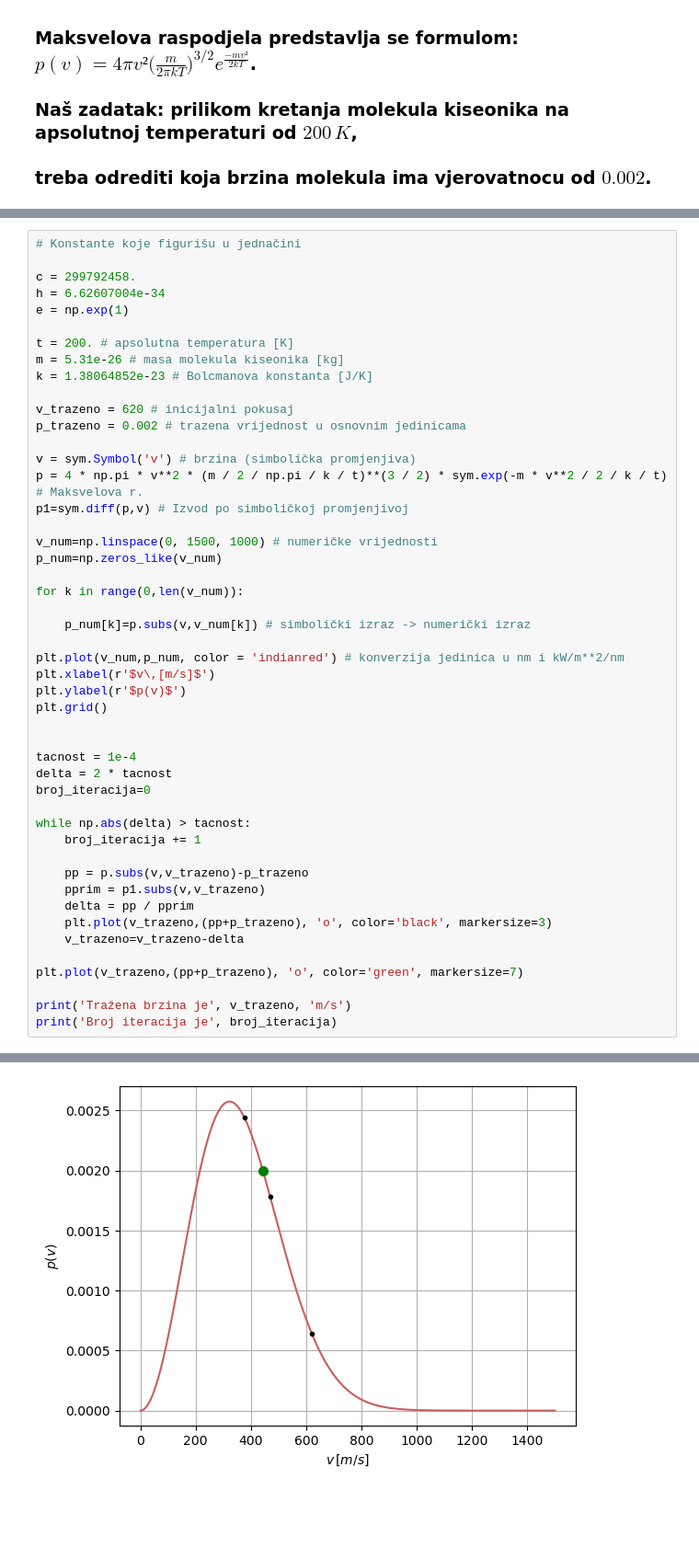
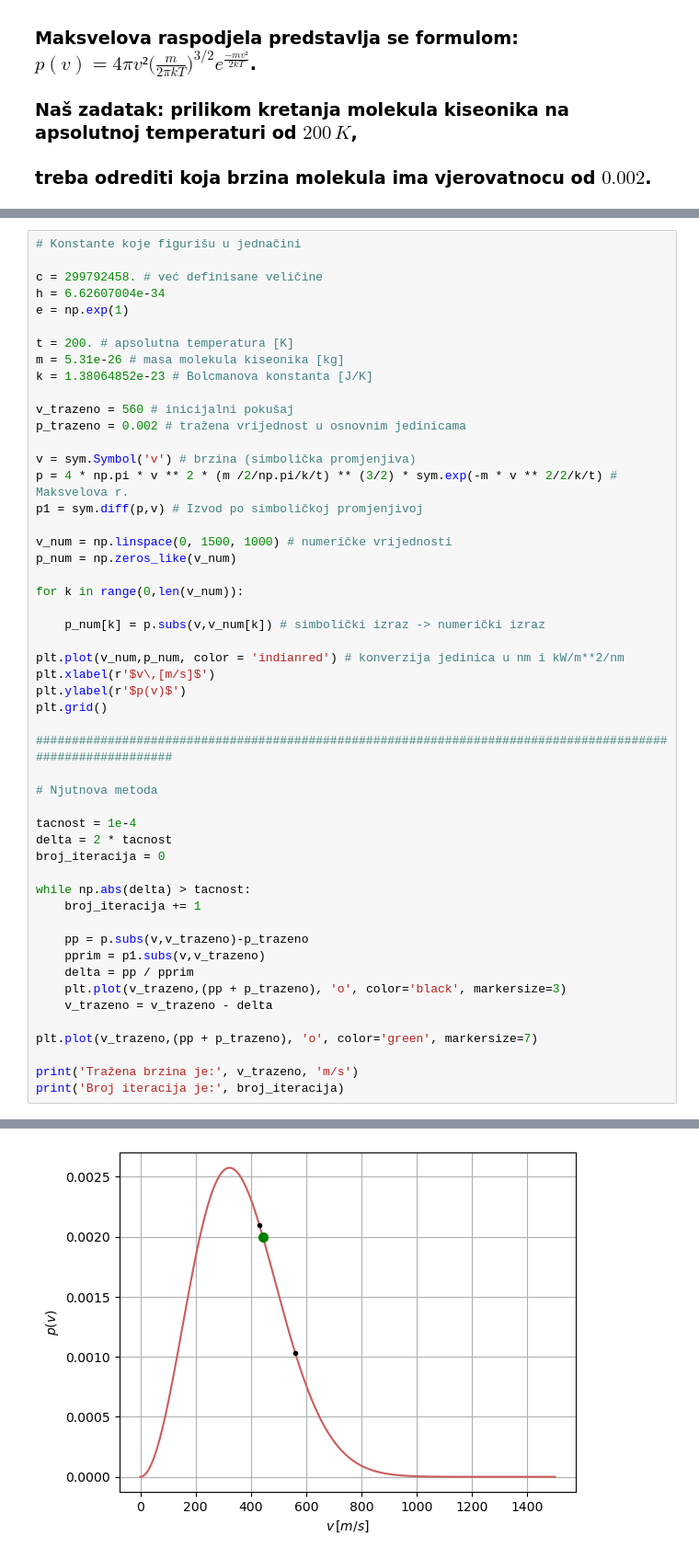
Before and after one commit to zorzeus/Numericke-metode-u-astronomiji, a Jupyter notebook: oap_01.ipynb, the cells around one changed output, grey strips where cells are left out. Shown at 92% size. Drawn from its saved outputs; the diff is of its cells as text; blank space fills up the shorter version.

```diff
--- a/oap_01.ipynb
+++ b/oap_01.ipynb
@@ -223,7 +284,7 @@ Broj iteracija je 5
 # %%
 # Konstante koje figurišu u jednačini
 
-c = 299792458.
+c = 299792458. # već definisane veličine
 h = 6.62607004e-34
 e = np.exp(1)
 
@@ -231,29 +292,32 @@ t = 200. # apsolutna temperatura [K]
 m = 5.31e-26 # masa molekula kiseonika [kg]
 k = 1.38064852e-23 # Bolcmanova konstanta [J/K]
 
-v_trazeno = 620 # inicijalni pokusaj
-p_trazeno = 0.002 # trazena vrijednost u osnovnim jedinicama
+v_trazeno = 560 # inicijalni pokušaj
+p_trazeno = 0.002 # tražena vrijednost u osnovnim jedinicama
 
 v = sym.Symbol('v') # brzina (simbolička promjenjiva)
-p = 4 * np.pi * v**2 * (m / 2 / np.pi / k / t)**(3 / 2) * sym.exp(-m * v**2 / 2 / k / t) # Maksvelova r.
-p1=sym.diff(p,v) # Izvod po simboličkoj promjenjivoj
+p = 4 * np.pi * v ** 2 * (m /2/np.pi/k/t) ** (3/2) * sym.exp(-m * v ** 2/2/k/t) # Maksvelova r.
+p1 = sym.diff(p,v) # Izvod po simboličkoj promjenjivoj
 
-v_num=np.linspace(0, 1500, 1000) # numeričke vrijednosti
-p_num=np.zeros_like(v_num)
+v_num = np.linspace(0, 1500, 1000) # numeričke vrijednosti
+p_num = np.zeros_like(v_num)
 
 for k in range(0,len(v_num)):
 
-    p_num[k]=p.subs(v,v_num[k]) # simbolički izraz -> numerički izraz
+    p_num[k] = p.subs(v,v_num[k]) # simbolički izraz -> numerički izraz
 
 plt.plot(v_num,p_num, color = 'indianred') # konverzija jedinica u nm i kW/m**2/nm
 plt.xlabel(r'$v\,[m/s]$')
 plt.ylabel(r'$p(v)$')
 plt.grid()
 
+###########################################################################################################
+
+# Njutnova metoda
 
 tacnost = 1e-4
 delta = 2 * tacnost
-broj_iteracija=0
+broj_iteracija = 0
 
 while np.abs(delta) > tacnost:
     broj_iteracija += 1
@@ -261,11 +325,11 @@ while np.abs(delta) > tacnost:
     pp = p.subs(v,v_trazeno)-p_trazeno
     pprim = p1.subs(v,v_trazeno)
     delta = pp / pprim
-    plt.plot(v_trazeno,(pp+p_trazeno), 'o', color='black', markersize=3)
-    v_trazeno=v_trazeno-delta
+    plt.plot(v_trazeno,(pp + p_trazeno), 'o', color='black', markersize=3)
+    v_trazeno = v_trazeno - delta
 
-plt.plot(v_trazeno,(pp+p_trazeno), 'o', color='green', markersize=7)
+plt.plot(v_trazeno,(pp + p_trazeno), 'o', color='green', markersize=7)
 
-print('Tražena brzina je', v_trazeno, 'm/s')
-print('Broj iteracija je', broj_iteracija)
+print('Tražena brzina je:', v_trazeno, 'm/s')
+print('Broj iteracija je:', broj_iteracija)
 # %% [output]
@@ -274 +338 @@ Broj iteracija je 6
-[figure, old version]
+[figure, new version]
```
Also changed, not shown: parts of 23 cells of this notebook.
